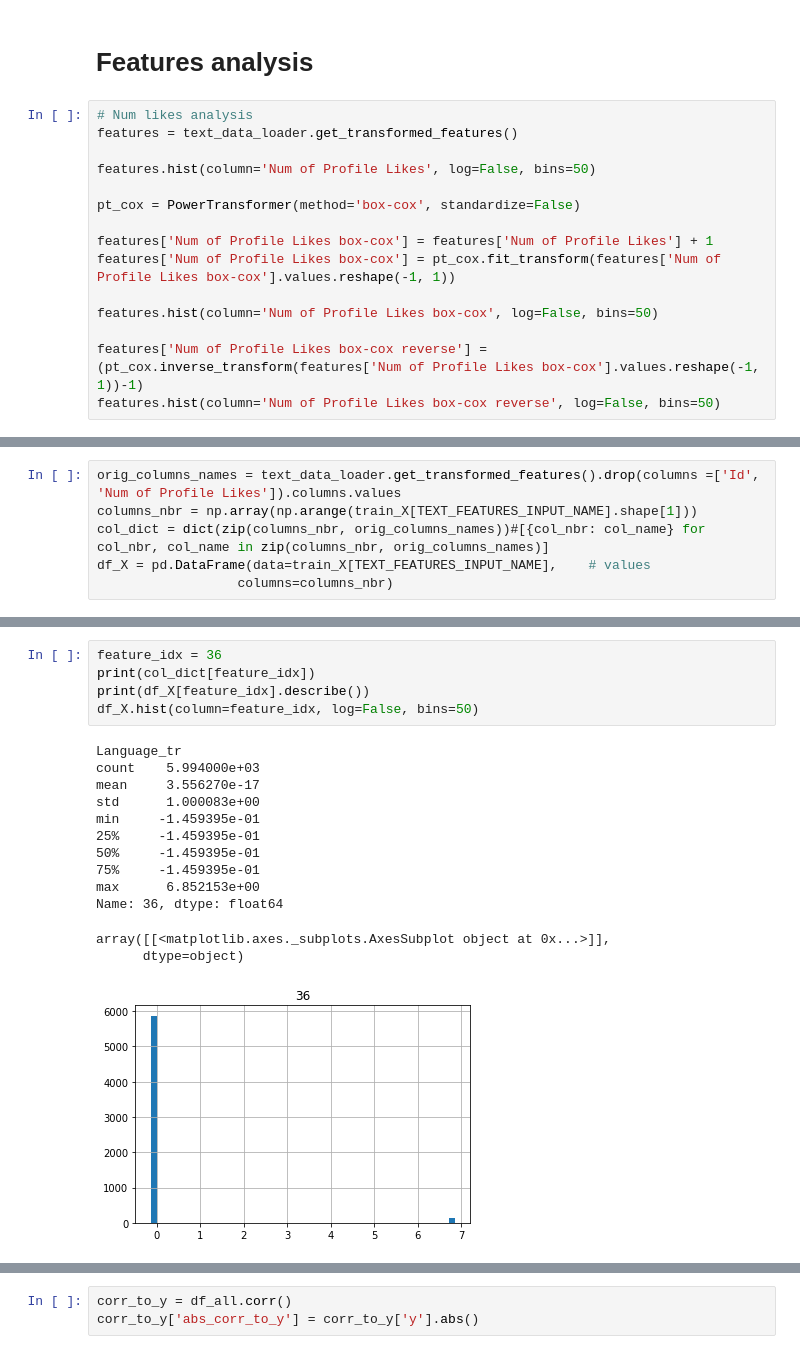
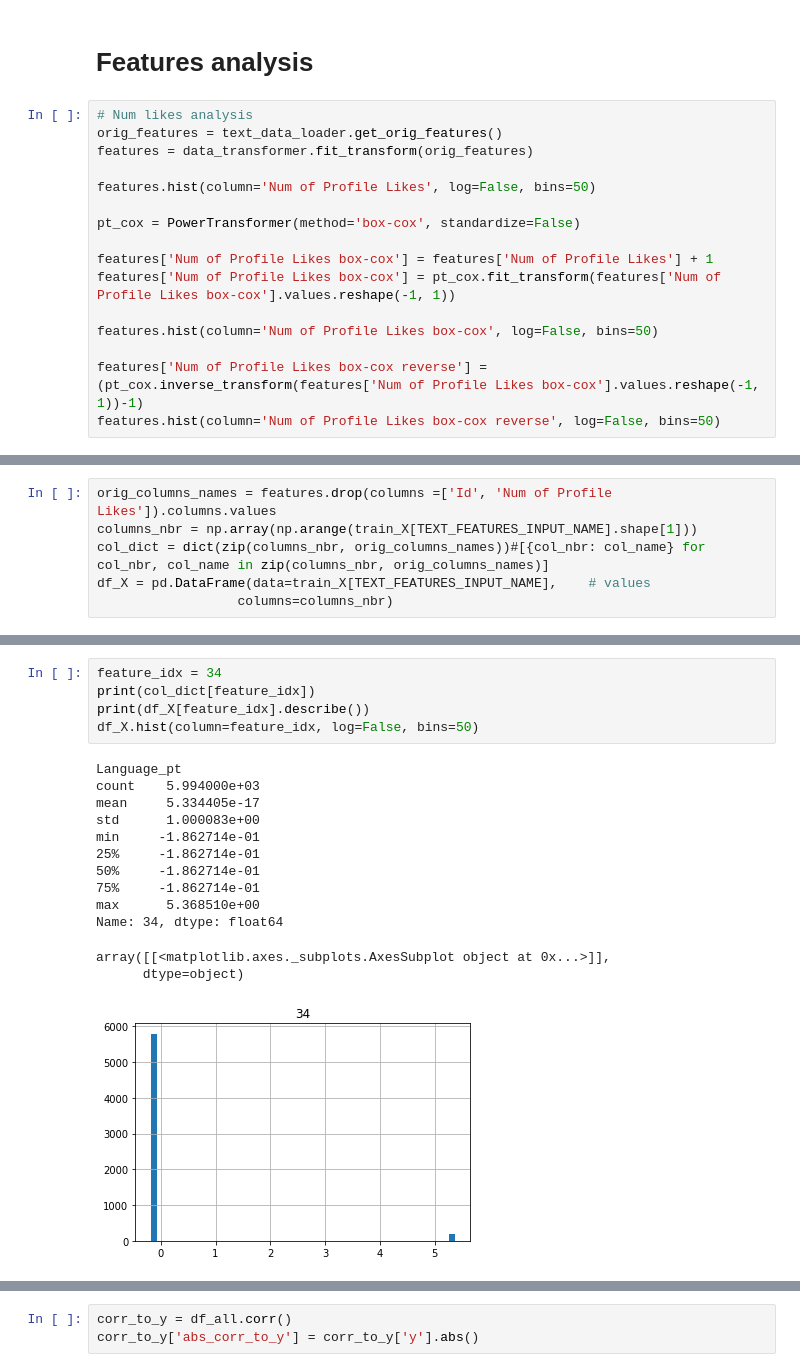
Before and after one commit to aelimame/DataScienceProject, a Jupyter notebook: Notebook-Experiences.ipynb, the cells around one changed output, grey strips where cells are left out. Drawn from its saved outputs; the diff is of its cells as text.

```diff
--- a/Notebook-Experiences.ipynb
+++ b/Notebook-Experiences.ipynb
@@ -162,7 +185,8 @@ array([[ 0.84456286],
 # Features analysis
 # %%
 # Num likes analysis
-features = text_data_loader.get_transformed_features()
+orig_features = text_data_loader.get_orig_features()
+features = data_transformer.fit_transform(orig_features)
 
 features.hist(column='Num of Profile Likes', log=False, bins=50)
 
@@ -193,5 +231,5 @@ array([[<matplotlib.axes._subplots.AxesSubplot object at 0x...>]],
 # %%
-orig_columns_names = text_data_loader.get_transformed_features().drop(columns =['Id', 'Num of Profile Likes']).columns.values
+orig_columns_names = features.drop(columns =['Id', 'Num of Profile Likes']).columns.values
 columns_nbr = np.array(np.arange(train_X[TEXT_FEATURES_INPUT_NAME].shape[1]))
 col_dict = dict(zip(columns_nbr, orig_columns_names))#[{col_nbr: col_name} for col_nbr, col_name in zip(columns_nbr, orig_columns_names)]
 df_X = pd.DataFrame(data=train_X[TEXT_FEATURES_INPUT_NAME],    # values
@@ -248,22 +306,22 @@ array([[<matplotlib.axes._subplots.AxesSubplot object at 0x...>]],
 # %%
-feature_idx = 36
+feature_idx = 34
 print(col_dict[feature_idx])
 print(df_X[feature_idx].describe())
 df_X.hist(column=feature_idx, log=False, bins=50)
 # %% [output]
-Language_tr
+Language_pt
 count    5.994000e+03
-mean     3.556270e-17
+mean     5.334405e-17
 std      1.000083e+00
-min     -1.459395e-01
-25%     -1.459395e-01
-50%     -1.459395e-01
-75%     -1.459395e-01
-max      6.852153e+00
-Name: 36, dtype: float64
+min     -1.862714e-01
+25%     -1.862714e-01
+50%     -1.862714e-01
+75%     -1.862714e-01
+max      5.368510e+00
+Name: 34, dtype: float64
 array([[<matplotlib.axes._subplots.AxesSubplot object at 0x...>]],
       dtype=object)
-[figure, old version]
+[figure, new version]
 # %%
 plt.figure(figsize=(20, 20))
 sn.heatmap(df_X.corr(), annot=True)
```
Also changed, not shown: parts of 55 cells of this notebook.
